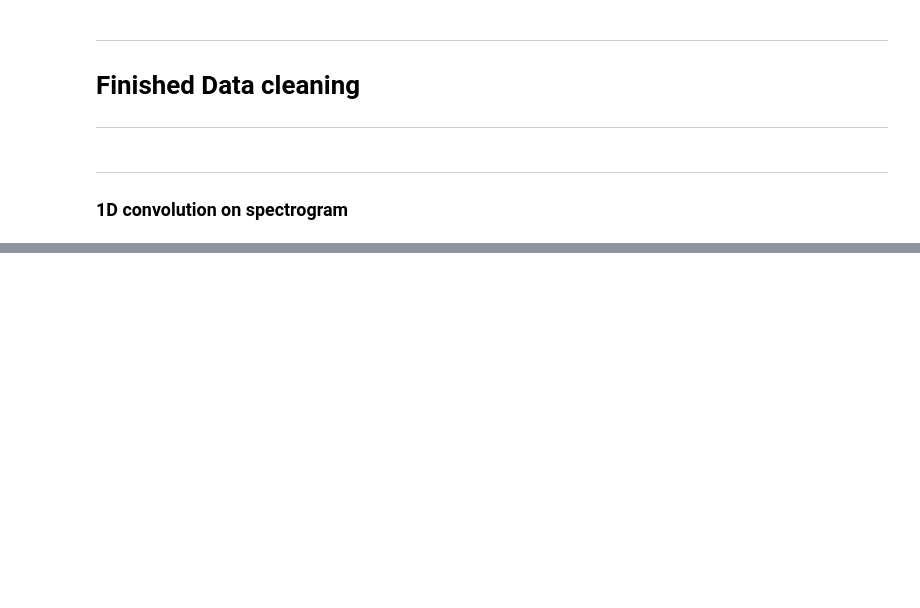
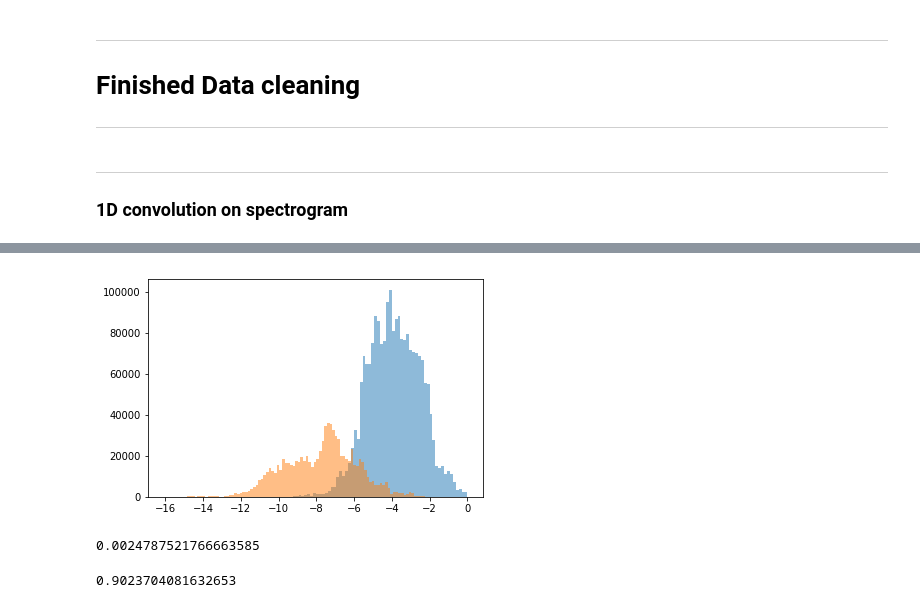
Before and after one commit to callinSwitzer/ImageVideoClassification, a Jupyter notebook: SoundClassification_CNN.ipynb, the cells around one changed output, grey strips where cells are left out. Drawn from its saved outputs; the diff is of its cells as text; code cells hidden in the pictures; blank space fills up the shorter version.

```diff
--- a/SoundClassification_CNN.ipynb
+++ b/SoundClassification_CNN.ipynb
@@ -415,3 +492,11 @@ print(time.time() - stt)
+# %%
+plt.hist(np.log(Xtrain[(Ytrain == 1), 0].reshape(-1, 1) + 0.0000001), bins = 100, alpha = 0.5)
+plt.hist(np.log(Xtrain[(Ytrain == 0), 0].reshape(-1, 1)+0.0000001), bins = 100, alpha = 0.5)
+plt.show()
+np.exp(-6)
+# %% [output]
+[figure, added]
+0.0024787521766663585
 # %%
 from sklearn.ensemble import RandomForestClassifier as rfc
 
@@ -429,8 +514,10 @@ print(accuracy_score(forest.predict(Xtrain), Ytrain))
 # %%
 #efsfees
 # %%
-p2 = (Xtest[:,0] > 0.001)*1
+p2 = (Xtest[:,0] > 0.0024)*1
 print(accuracy_score(p2, Ytest))
+# %% [output]
+0.9023704081632653
 # %%
 from sklearn.metrics import average_precision_score
 average_precision = average_precision_score(p2, Ytest)
```
Also changed, not shown: parts of 19 cells of this notebook, 1 other file.
